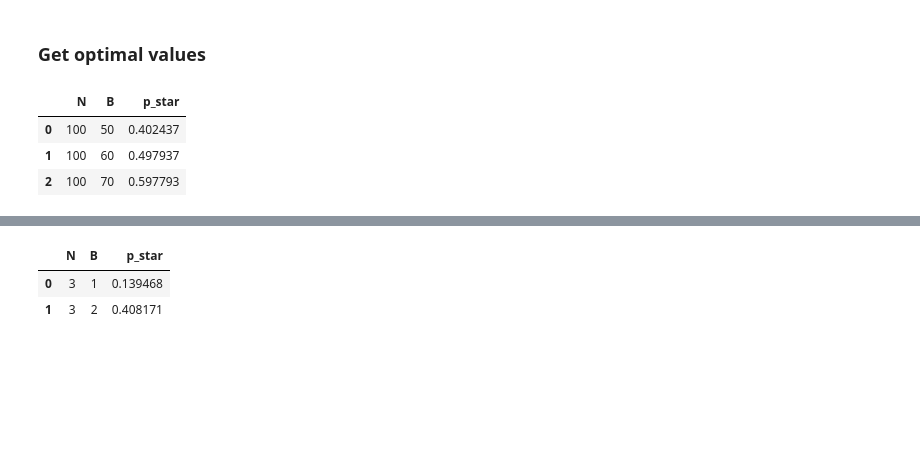
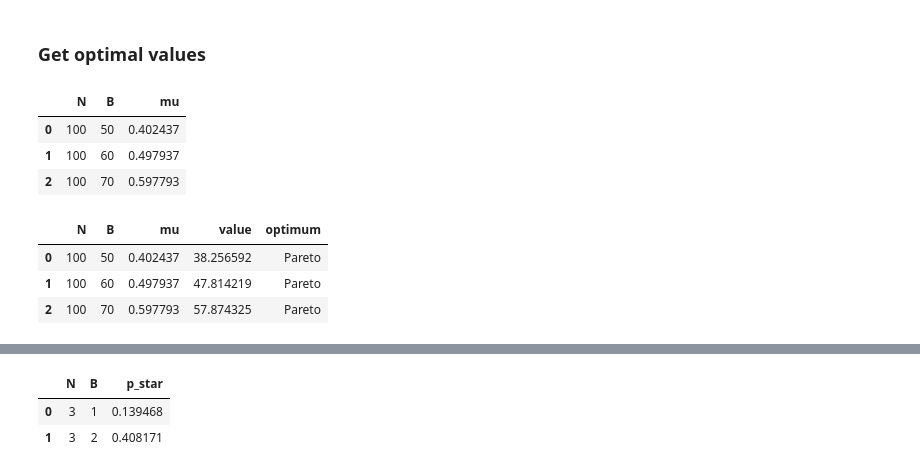
Before and after one commit to EAndrade-Lotero/Cognitive_Models_El_Farol_Bar_Problem, a Jupyter notebook: Figures for article/Figure2.ipynb, the cells around one changed output, grey strips where cells are left out. Drawn from its saved outputs; the diff is of its cells as text; code cells hidden in the pictures; blank space fills up the shorter version.

```diff
--- a/Figures for article/Figure2.ipynb
+++ b/Figures for article/Figure2.ipynb
@@ -29,20 +29,3 @@ def Z(p, N=10, B=6):
     sum_below_B = sum([k*binomial(k, N, p) for k in range(B+1)])
     sum_above_B = sum([k*binomial(k, N, p) for k in range(B+1, N+1)])
     return sum_below_B - sum_above_B
-# %%
-fig, ax = plt.subplots(figsize=(5, 4))
-palette = sns.color_palette('colorblind', 6)
-maximo = 0.8
-N = 100
-for i, mu in enumerate([0.5, 0.6, 0.7]):
-	B = int(N * mu)
-	X = np.linspace(0, maximo, 100)
-	Y = [Z(p, N, B) for p in X]
-	ax = sns.lineplot(x=X, y=Y, label=f'N={N}, B={B}', color=palette[i])
-ax.hlines(0, 0, maximo, color='black', linestyle='--')
-# ax.vlines(mu, -N, N, color='black', linestyle='--')
-ax.set_xlabel('p')
-ax.set_ylabel('Z')
-ax.set_title(r'Z(p) for different bar capacities')
-# ax.set_ylim([-2, 2])
-ax.grid()
@@ -71,22 +50,31 @@ def get_p_star(N, B):
 # %%
 mu = 0.5
 B = lambda N: int(N * mu)
 # values = [(N, B(N)) for N in range(2, 8)]
 values = [(100, 50), (100, 60), (100, 70)]
 p_stars = list()
 
 for N, B in values:
 	p_star = get_p_star(N, B)
 	p_stars.append(p_star)
 
 df = pd.DataFrame({
 	'N': [N for N, _ in values],
 	'B': [B for _, B in values],
-	'p_star': p_stars
+	'mu': p_stars,
 })
 df
 # %% [output]
-|  | N | B | p_star |
+|  | N | B | mu |
 | 0 | 100 | 50 | 0.402437 |
 | 1 | 100 | 60 | 0.497937 |
 | 2 | 100 | 70 | 0.597793 |
+# %%
+df['value'] = df.apply(lambda row: Z(row['mu'], int(row['N']), int(row['B'])), axis=1)
+df['optimum'] = 'Pareto'
+df
+# %% [output]
+|  | N | B | mu | value | optimum |
+| 0 | 100 | 50 | 0.402437 | 38.256592 | Pareto |
+| 1 | 100 | 60 | 0.497937 | 47.814219 | Pareto |
+| 2 | 100 | 70 | 0.597793 | 57.874325 | Pareto |
```
Also changed, not shown: parts of 5 cells of this notebook, 1 other file.
